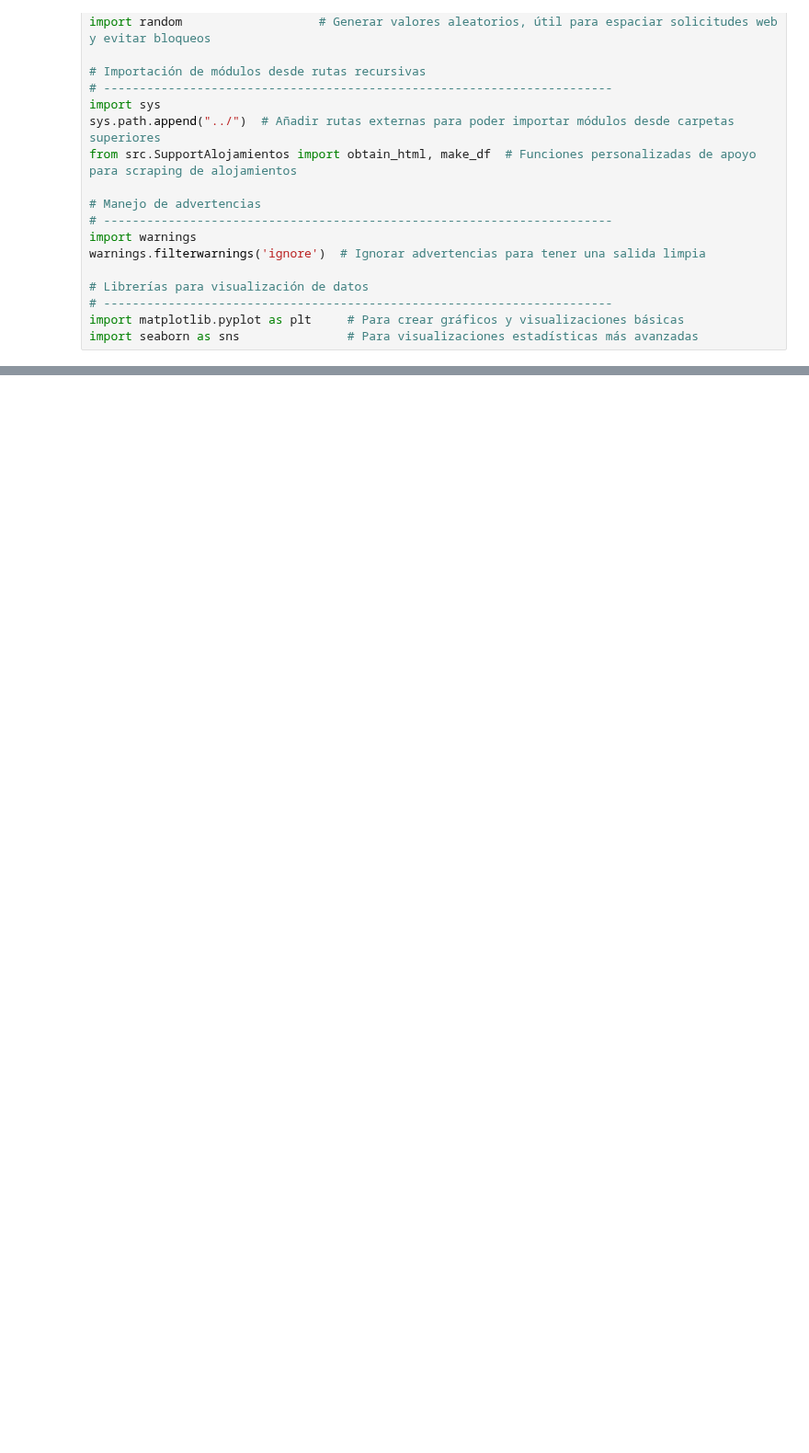
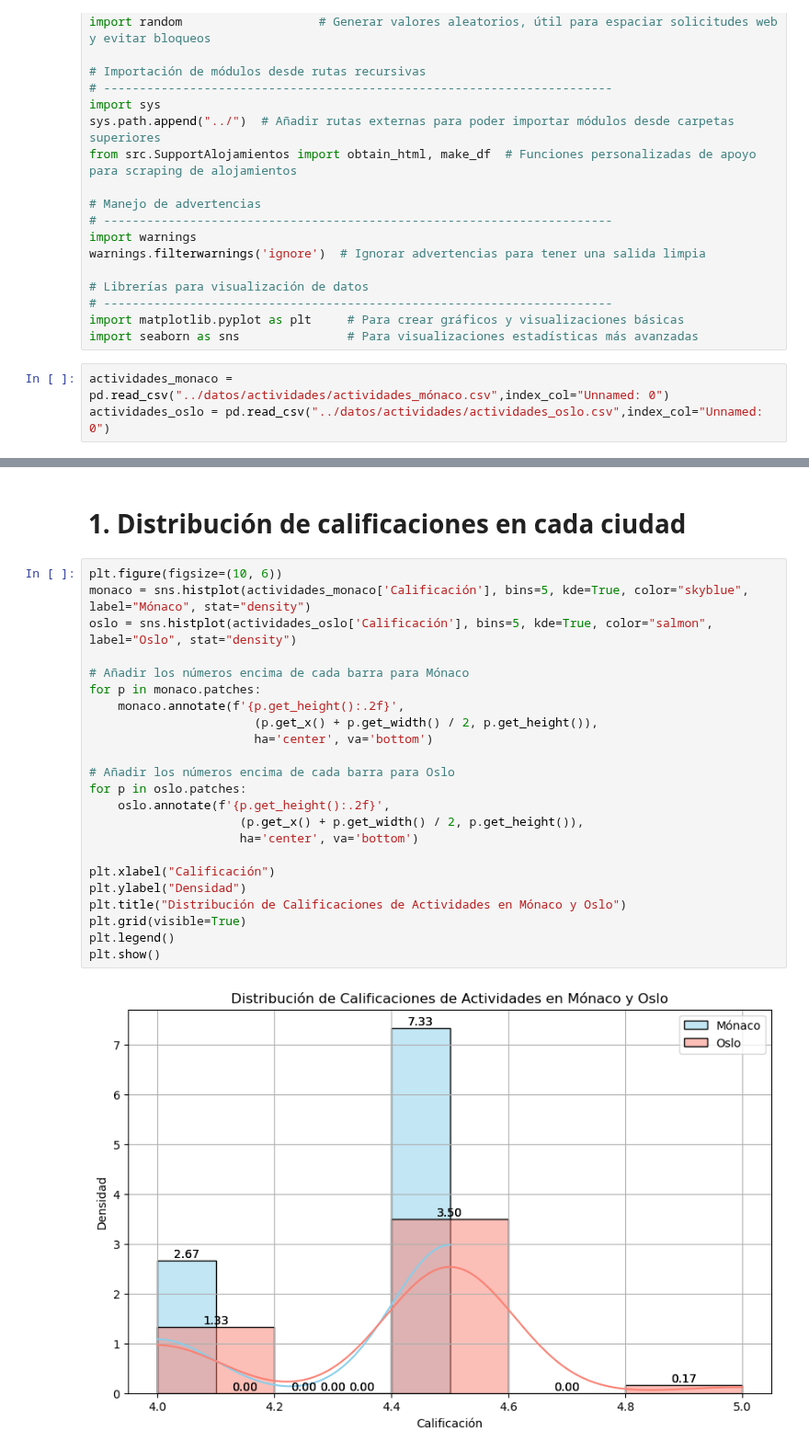
Before and after one commit to apelsito/Proyecto3-Explorando-Viajes, a Jupyter notebook: jupyter_notebooks/06_Comparativas_Precio.ipynb, the cells around one changed output, grey strips where cells are left out. Shown at 92% size. Cells and saved outputs as stored; diff of their text form; blank space fills up the shorter version.

```diff
--- a/jupyter_notebooks/06_Comparativas_Precio.ipynb
+++ b/jupyter_notebooks/06_Comparativas_Precio.ipynb
@@ -30,3 +30,6 @@ warnings.filterwarnings('ignore')  # Ignorar advertencias para tener una salida
 # -----------------------------------------------------------------------
 import matplotlib.pyplot as plt     # Para crear gráficos y visualizaciones básicas
 import seaborn as sns               # Para visualizaciones estadísticas más avanzadas
+# %%
+actividades_monaco = pd.read_csv("../datos/actividades/actividades_mónaco.csv",index_col="Unnamed: 0")
+actividades_oslo = pd.read_csv("../datos/actividades/actividades_oslo.csv",index_col="Unnamed: 0")
@@ -32,0 +43,27 @@ import seaborn as sns               # Para visualizaciones estadísticas más av
+# %% [markdown]
+# 1. Distribución de calificaciones en cada ciudad
+# %%
+plt.figure(figsize=(10, 6))
+monaco = sns.histplot(actividades_monaco['Calificación'], bins=5, kde=True, color="skyblue", label="Mónaco", stat="density")
+oslo = sns.histplot(actividades_oslo['Calificación'], bins=5, kde=True, color="salmon", label="Oslo", stat="density")
+
+# Añadir los números encima de cada barra para Mónaco
+for p in monaco.patches:
+    monaco.annotate(f'{p.get_height():.2f}',
+                       (p.get_x() + p.get_width() / 2, p.get_height()),
+                       ha='center', va='bottom')
+
+# Añadir los números encima de cada barra para Oslo
+for p in oslo.patches:
+    oslo.annotate(f'{p.get_height():.2f}',
+                     (p.get_x() + p.get_width() / 2, p.get_height()),
+                     ha='center', va='bottom')
+
+plt.xlabel("Calificación")
+plt.ylabel("Densidad")
+plt.title("Distribución de Calificaciones de Actividades en Mónaco y Oslo")
+plt.grid(visible=True)
+plt.legend()
+plt.show()
+# %% [output]
+[figure, added]
```
Also changed, not shown: parts of 30 cells of this notebook, 27 other files.
